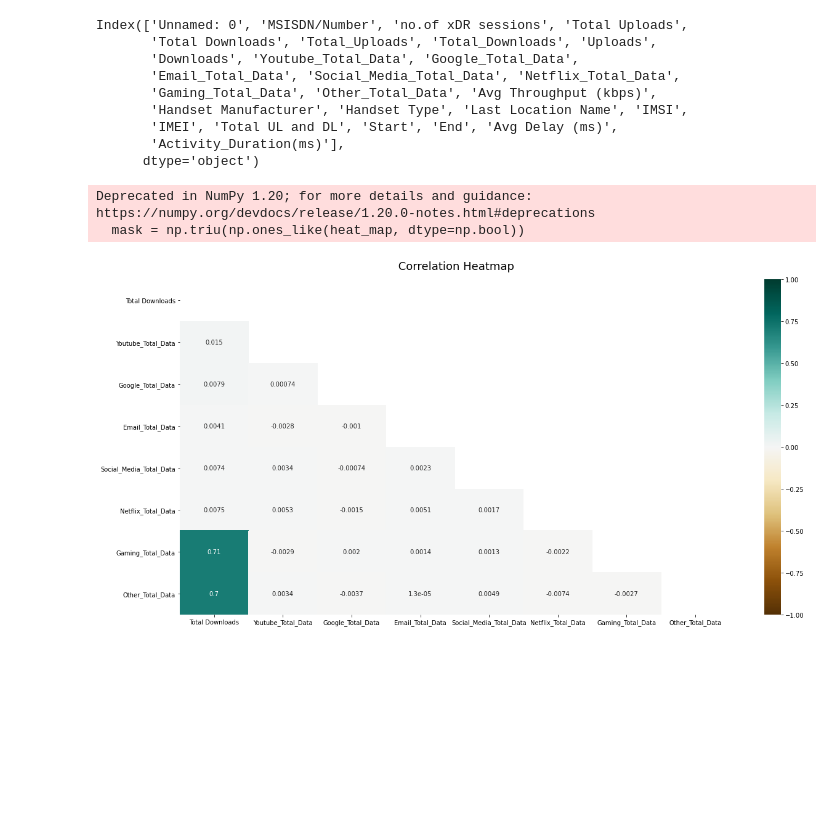
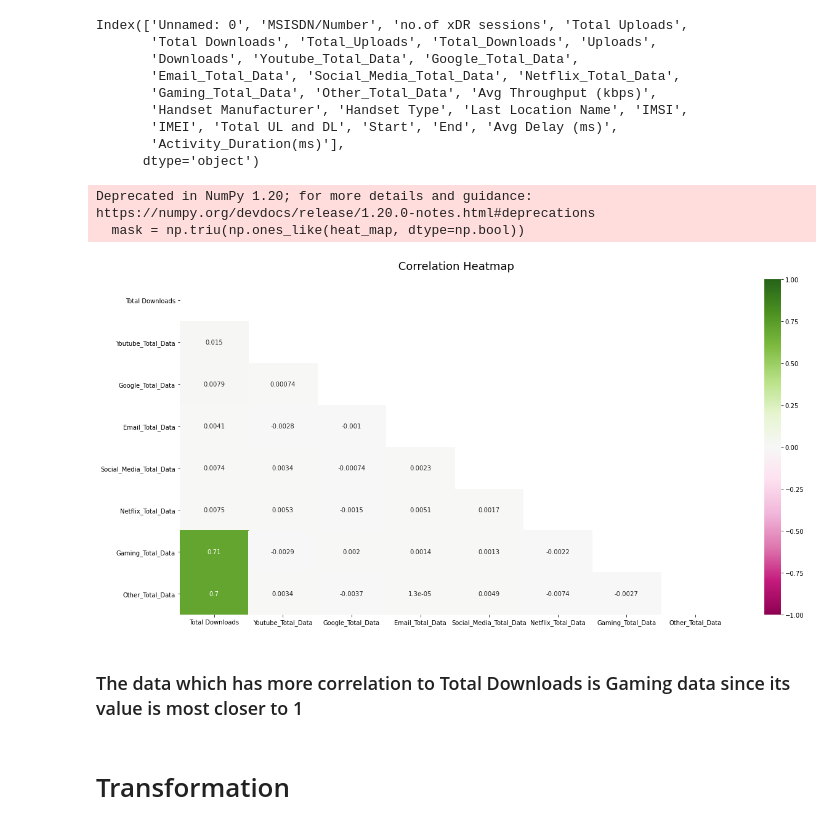
Before and after one commit to dagmawiii03/Telecom_Analysis, a Jupyter notebook: Notebook/Untitled1.ipynb, the cells around one changed output. Drawn from its saved outputs; the diff is of its cells as text; code cells hidden in the pictures; blank space fills up the shorter version.

```diff
--- a/Notebook/Untitled1.ipynb
+++ b/Notebook/Untitled1.ipynb
@@ -376,10 +376,14 @@ correlation= overall.corr()
 # %%
 plt.figure(figsize=(20, 10))
 
 mask = np.triu(np.ones_like(heat_map, dtype=np.bool))
-heatmap = sns.heatmap(heat_map, mask=mask, vmin=-1, vmax=1, annot=True, cmap='r')
+heatmap = sns.heatmap(heat_map, mask=mask, vmin=-1, vmax=1, annot=True, cmap='PiYG')
 heatmap.set_title(' Correlation Heatmap', fontdict={'fontsize':18}, pad=16);
 # %% [output]
 Deprecated in NumPy 1.20; for more details and guidance: https://numpy.org/devdocs/release/1.20.0-notes.html#deprecations
   mask = np.triu(np.ones_like(heat_map, dtype=np.bool))
-[figure, old version]
+[figure, new version]
+# %% [markdown]
+### The data which has more correlation to Total Downloads is Gaming data since its value is most closer to 1
+# %% [markdown]
+# Transformation
```
Also changed, not shown: parts of 2 cells of this notebook.
